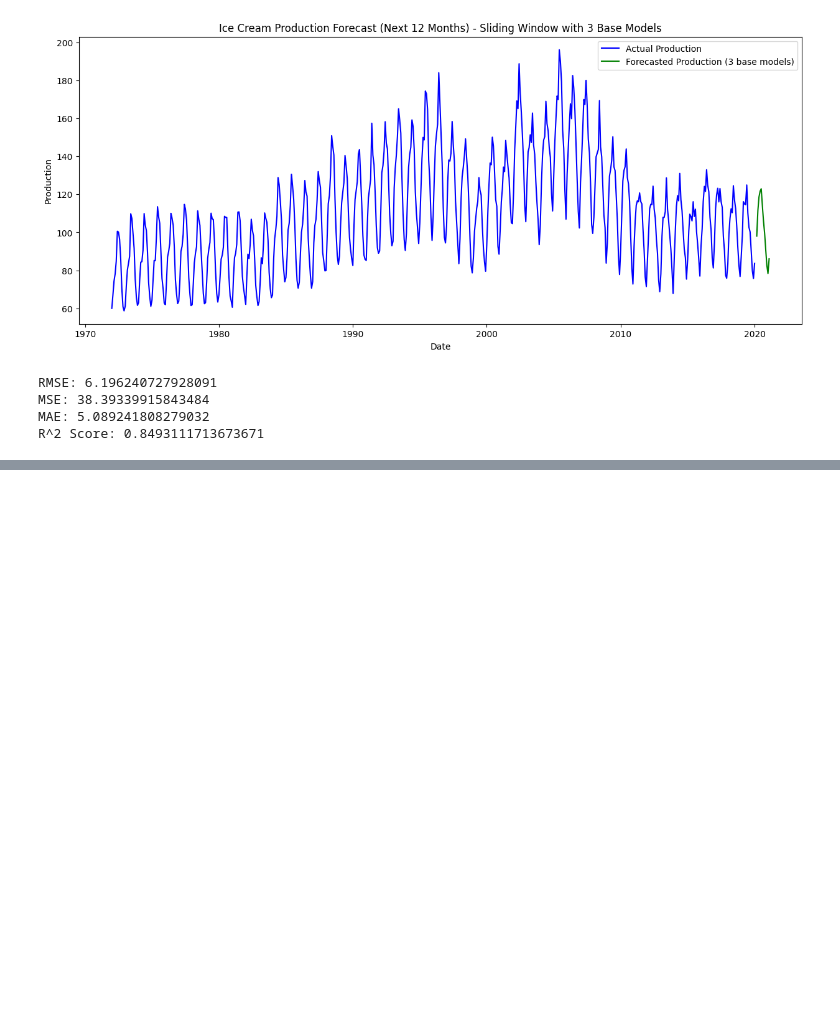
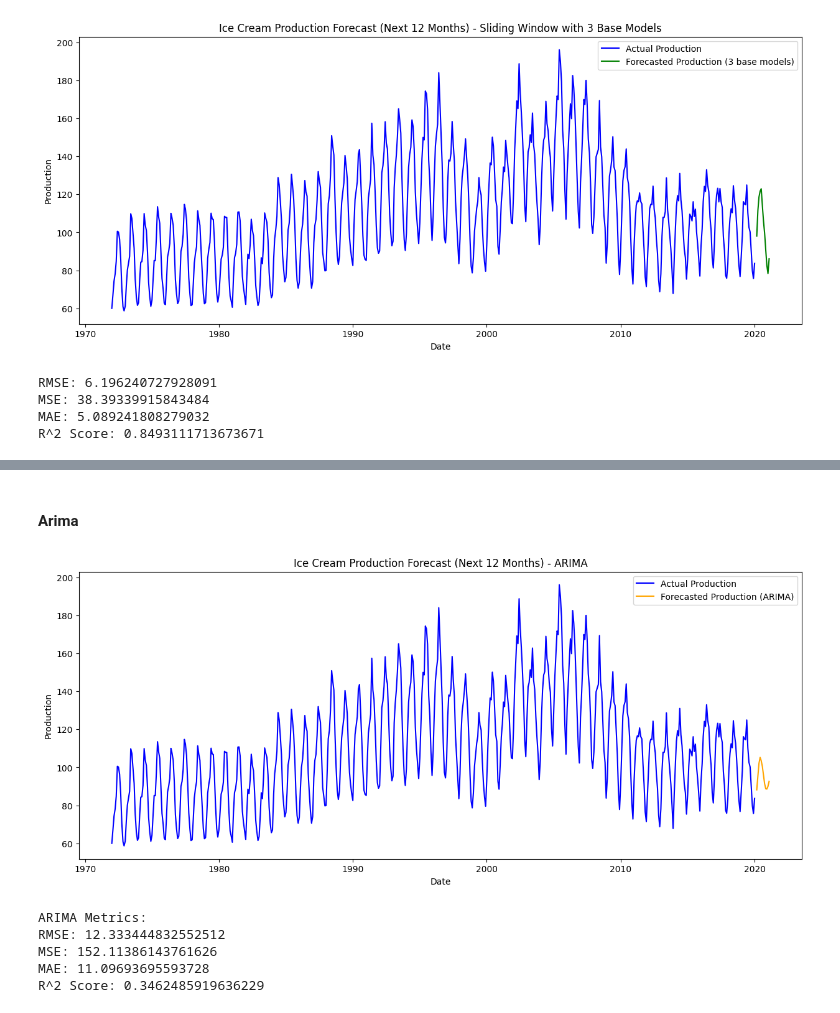
Before and after one commit to zulfalaila/psd_uts, a Jupyter notebook: UTS_PSD.ipynb, the cells around one changed output, grey strips where cells are left out. Saved outputs shown, nothing was run; the diff lists cells and outputs as text; code cells hidden in the pictures; blank space fills up the shorter version.

```diff
--- a/UTS_PSD.ipynb
+++ b/UTS_PSD.ipynb
@@ -193,0 +261,40 @@ R^2 Score: 0.8493111713673671
+# %% [markdown]
+#### Arima
+# %%
+# Fit ARIMA model
+model_arima = ARIMA(df['IPN31152N'], order=(5, 1, 0))  # Sesuaikan order (p, d, q)
+model_arima_fit = model_arima.fit()
+
+# Forecast untuk 12 bulan ke depan
+forecast_arima = model_arima_fit.forecast(steps=12)
+
+# Hitung metrik untuk ARIMA
+y_test_arima = df['IPN31152N'].values[-12:]  # Ambil data aktual untuk 12 bulan terakhir
+rmse_arima = np.sqrt(mean_squared_error(y_test_arima, forecast_arima))
+mse_arima = mean_squared_error(y_test_arima, forecast_arima)
+mae_arima = mean_absolute_error(y_test_arima, forecast_arima)
+r2_arima = r2_score(y_test_arima, forecast_arima)
+
+# Plotting hasil prediksi ARIMA
+plt.figure(figsize=(15, 6))
+plt.plot(df.index, df['IPN31152N'], label='Actual Production', color='blue')
+plt.plot(pd.date_range(start=df.index[-1], periods=13, freq='ME')[1:], forecast_arima, label='Forecasted Production (ARIMA)', color='orange')
+plt.title('Ice Cream Production Forecast (Next 12 Months) - ARIMA')
+plt.xlabel('Date')
+plt.ylabel('Production')
+plt.legend()
+plt.show()
+
+# Print metrik ARIMA
+print("ARIMA Metrics:")
+print("RMSE:", rmse_arima)
+print("MSE:", mse_arima)
+print("MAE:", mae_arima)
+print("R^2 Score:", r2_arima)
+# %% [output]
+[figure, added]
+ARIMA Metrics:
+RMSE: 12.333444832552512
+MSE: 152.11386143761626
+MAE: 11.09693695593728
+R^2 Score: 0.3462485919636229
```
Also changed, not shown: parts of 16 cells of this notebook, 1 other file.
